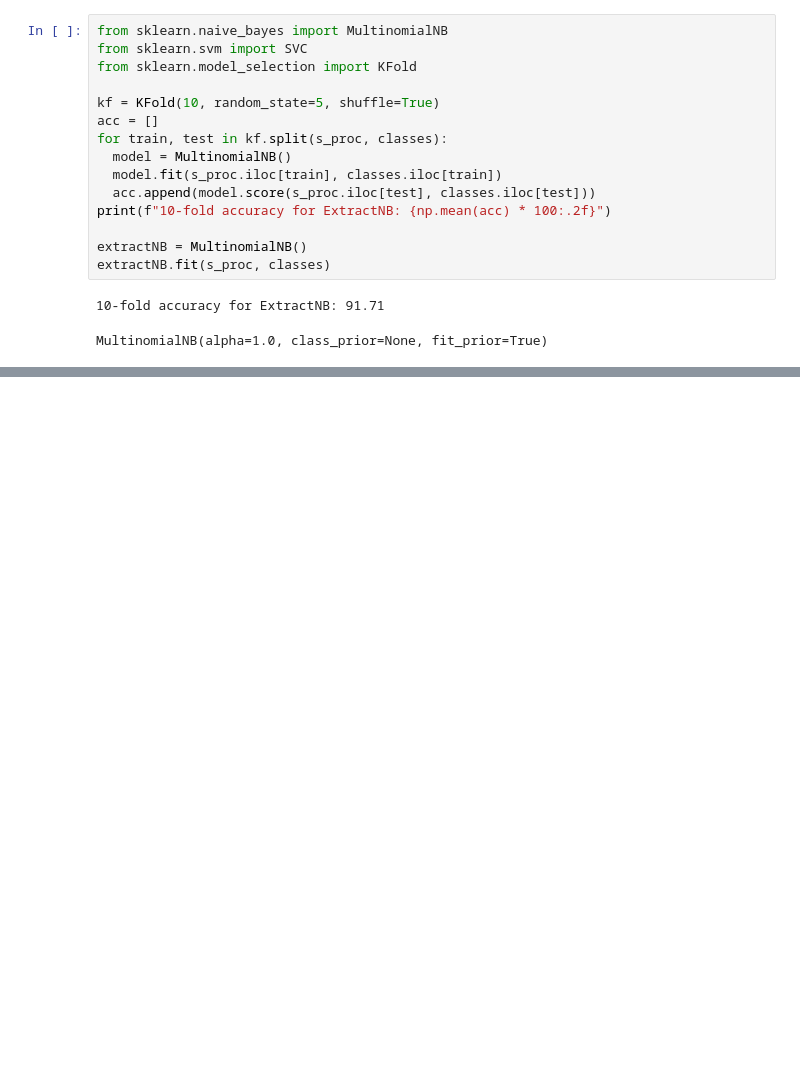
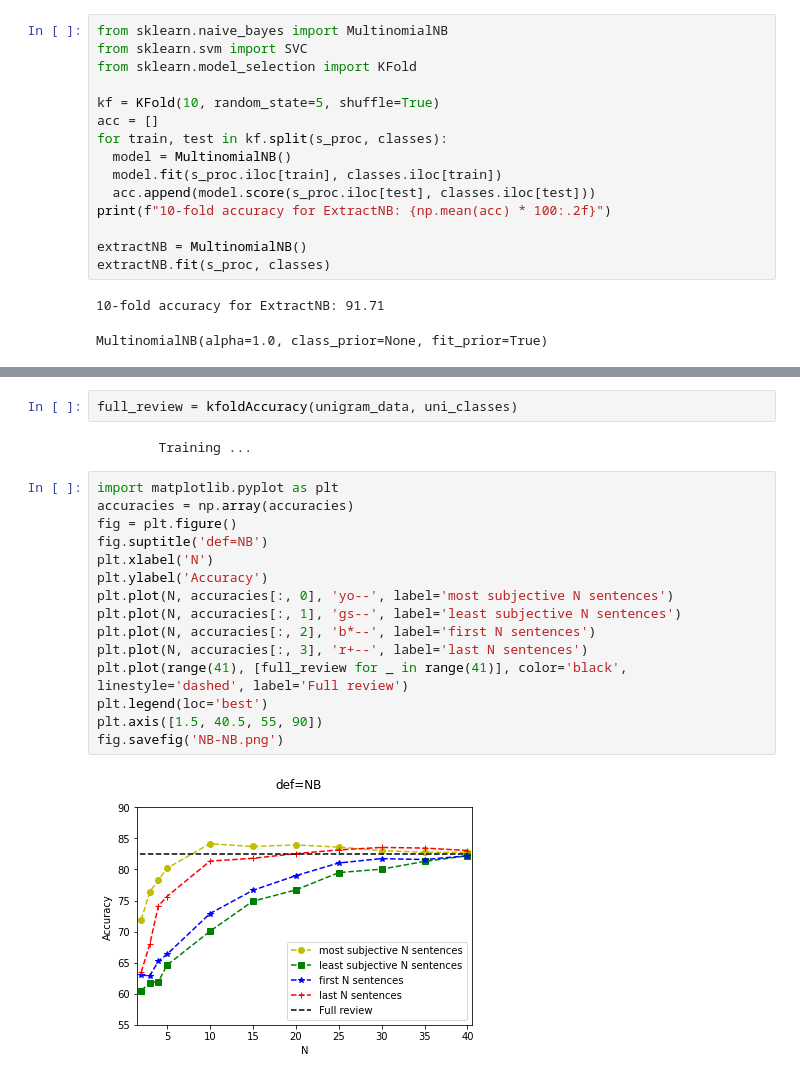
Before and after one commit to CaptainO5/Sentiment-Analysis-Graph-Cuts, a Jupyter notebook: Subjectivity.ipynb, the cells around one changed output, grey strips where cells are left out. Drawn from its saved outputs; the diff is of its cells as text; blank space fills up the shorter version.

```diff
--- a/Subjectivity.ipynb
+++ b/Subjectivity.ipynb
@@ -132,0 +180,21 @@ extract_data.head()
+# %%
+full_review = kfoldAccuracy(unigram_data, uni_classes)
+# %% [output]
+        Training ...
+# %%
+import matplotlib.pyplot as plt
+accuracies = np.array(accuracies)
+fig = plt.figure()
+fig.suptitle('def=NB')
+plt.xlabel('N')
+plt.ylabel('Accuracy')
+plt.plot(N, accuracies[:, 0], 'yo--', label='most subjective N sentences')
+plt.plot(N, accuracies[:, 1], 'gs--', label='least subjective N sentences')
+plt.plot(N, accuracies[:, 2], 'b*--', label='first N sentences')
+plt.plot(N, accuracies[:, 3], 'r+--', label='last N sentences')
+plt.plot(range(41), [full_review for _ in range(41)], color='black', linestyle='dashed', label='Full review')
+plt.legend(loc='best')
+plt.axis([1.5, 40.5, 55, 90])
+fig.savefig('NB-NB.png')
+# %% [output]
+[figure, added]
```
Also changed, not shown: parts of 7 cells of this notebook.
